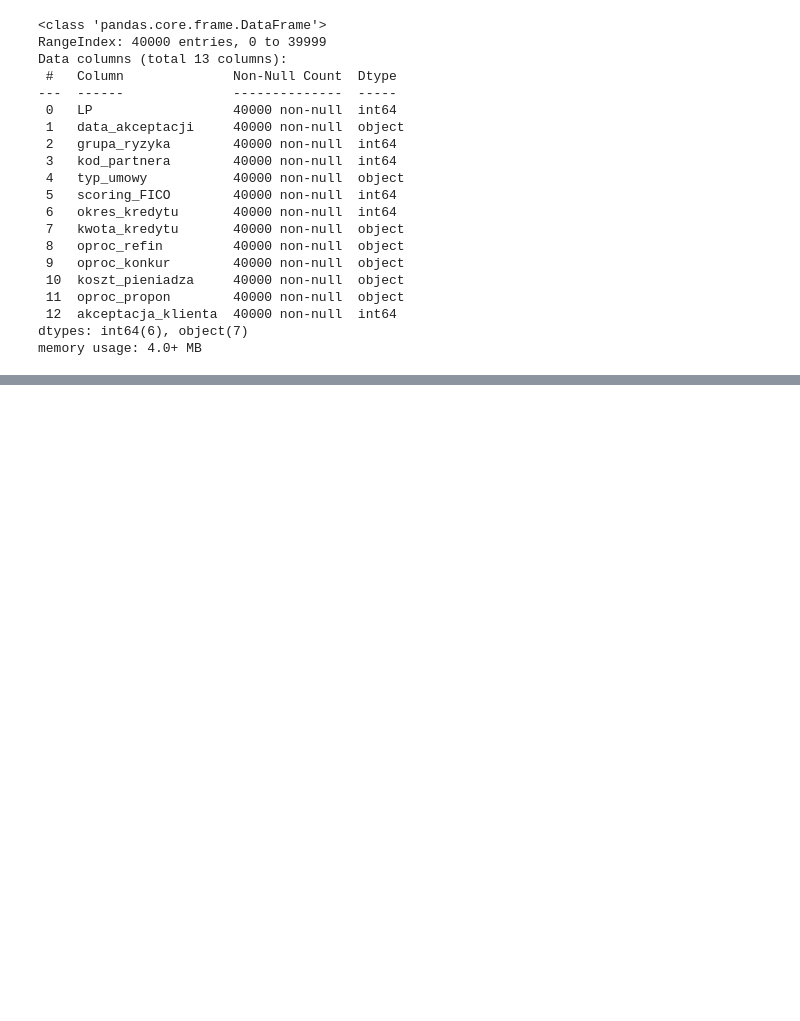
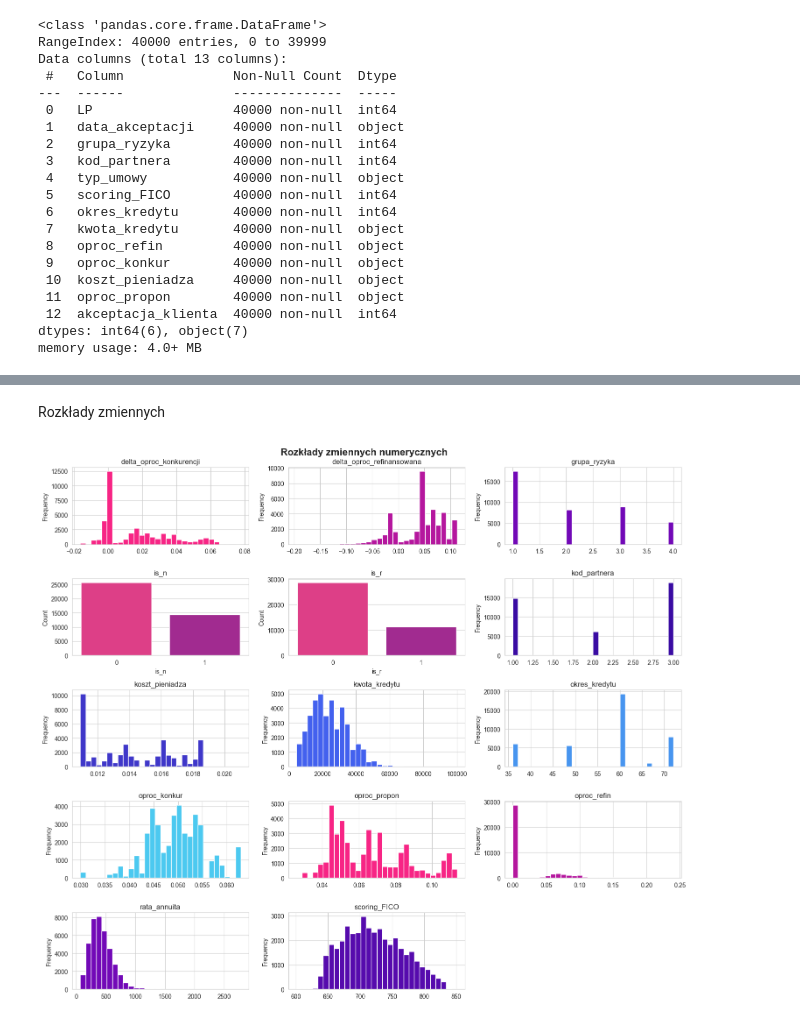
Before and after one commit to AdvancedPrognosis-GUT-DreamTeam/scoring-project, a Jupyter notebook: notebooks/notebook.ipynb, the cells around one changed output, grey strips where cells are left out. Saved outputs shown, nothing was run; the diff lists cells and outputs as text; code cells hidden in the pictures; blank space fills up the shorter version.

```diff
--- a/notebooks/notebook.ipynb
+++ b/notebooks/notebook.ipynb
@@ -54,0 +124,41 @@ df["delta_oproc_refinansowana"] = df["oproc_propon"] - df["oproc_refin"]
+# %% [markdown]
+Rozkłady zmiennych
+# %%
+# Select numeric columns excluding those in EXCLUDED_FEATURES
+numeric_columns = df.select_dtypes(include=["number"]).columns.difference(
+    EXCLUDED_FEATURES + [TARGET]
+)
+
+# Set up the subplot grid
+num_cols = 3
+num_rows = (len(numeric_columns) + num_cols - 1) // num_cols
+fig, axes = plt.subplots(num_rows, num_cols, figsize=(15, 13))
+axes = axes.flatten()
+
+fig.subplots_adjust(hspace=0.5)
+
+fig.suptitle("Rozkłady zmiennych numerycznych", fontsize=16, fontweight="bold")
+
+# Plot histograms or bar plots
+for i, col in enumerate(numeric_columns):
+    ax = axes[i]
+    if df[col].nunique() == 2:  # Use bar plot for binary variables
+        value_counts = df[col].value_counts()
+        sns.barplot(
+            x=value_counts.index, y=value_counts.values, ax=ax, palette=custom_palette
+        )
+        ax.set_ylabel("Count")
+    else:  # Use histogram for non-binary variables
+        bins = 30
+        df[col].hist(bins=bins, ax=ax, color=get_color(i))
+        ax.set_ylabel("Frequency")
+    ax.set_title(f"{col}")
+
+# Hide unused subplots
+for j in range(i + 1, len(axes)):
+    axes[j].axis("off")
+
+plt.tight_layout()
+plt.show()
+# %% [output]
+[figure, added]
```
Also changed, not shown: parts of 17 cells of this notebook, 1 other file.
